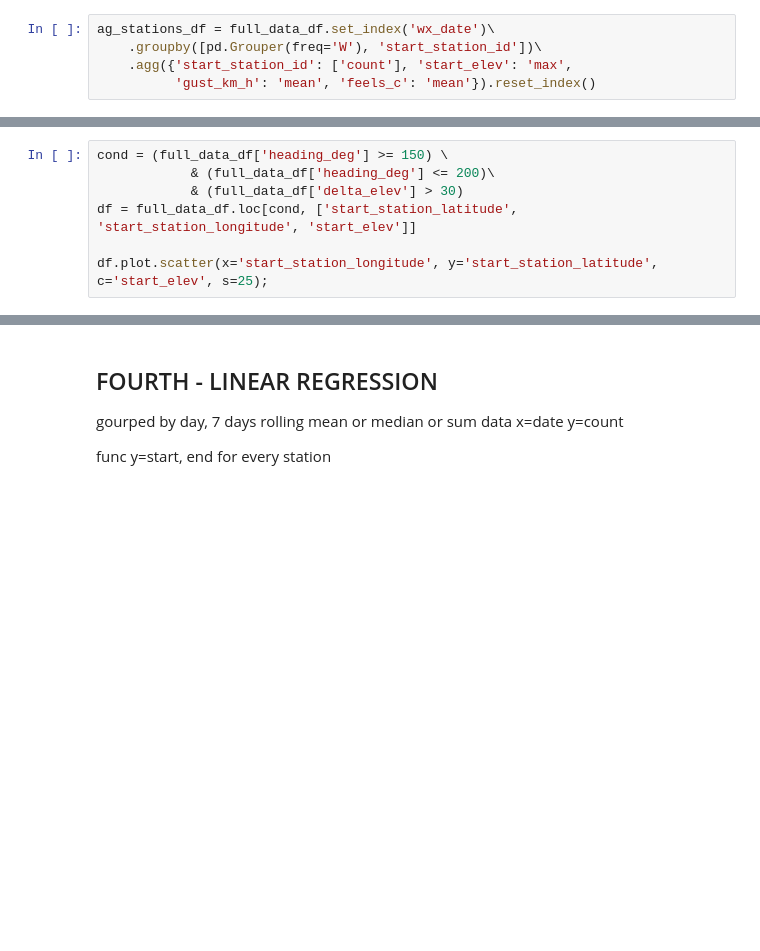
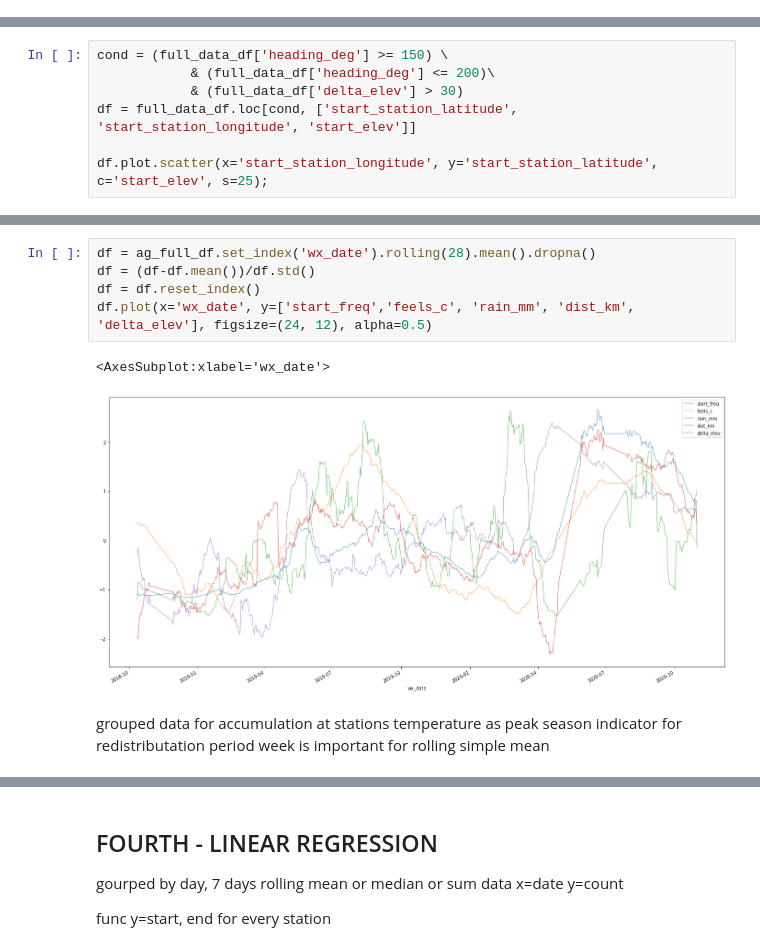
Before and after one commit to daim77/python_BI_analysis_bike_sharing, a Jupyter notebook: results.ipynb, the cells around one changed output, grey strips where cells are left out. Saved outputs shown, nothing was run; the diff lists cells and outputs as text; blank space fills up the shorter version.

Commit message:
station accumulated traffic

```diff
--- a/results.ipynb
+++ b/results.ipynb
@@ -378,8 +353,3 @@ df.plot(x='wx_date', y=['start_freq','feels_c', 'rain_mm', 'dist_km', 'delta_ele
-# %%
-ag_stations_df = full_data_df.set_index('wx_date')\
-    .groupby([pd.Grouper(freq='W'), 'start_station_id'])\
-    .agg({'start_station_id': ['count'], 'start_elev': 'max',
-          'gust_km_h': 'mean', 'feels_c': 'mean'}).reset_index()
 # %% [markdown]
 ## THIRD - VISUAL ANALYSIS and STAT
 
@@ -817,0 +812,12 @@ df.plot.scatter(x='start_station_longitude', y='start_station_latitude', c='star
+# %%
+df = ag_full_df.set_index('wx_date').rolling(28).mean().dropna()
+df = (df-df.mean())/df.std()
+df = df.reset_index()
+df.plot(x='wx_date', y=['start_freq','feels_c', 'rain_mm', 'dist_km', 'delta_elev'], figsize=(24, 12), alpha=0.5)
+# %% [output]
+<AxesSubplot:xlabel='wx_date'>
+[figure, added]
+# %% [markdown]
+grouped data for accumulation at stations
+temperature as peak season indicator
+for redistributation period week is important for rolling simple mean
```
Also changed, not shown: parts of 8 cells of this notebook.
